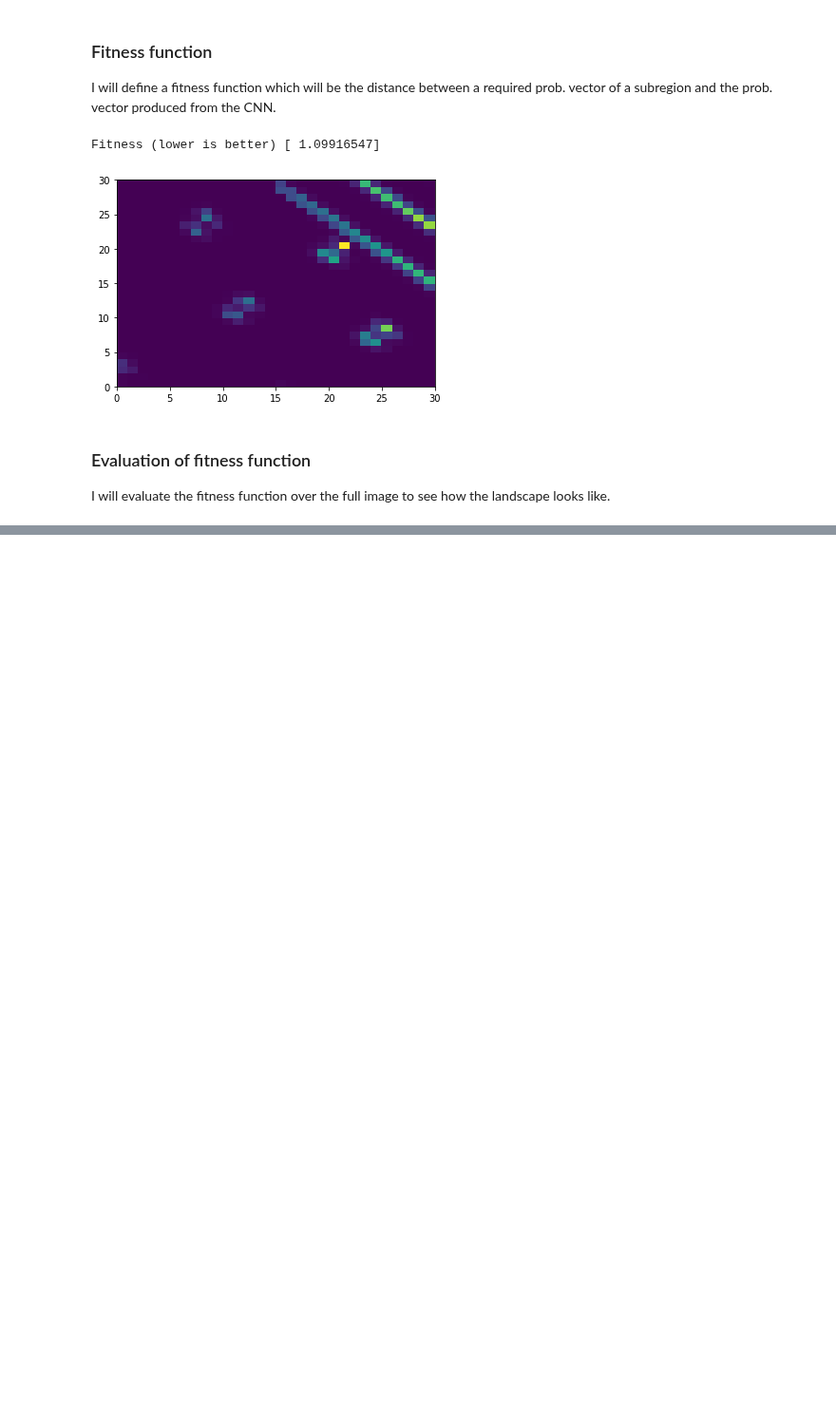
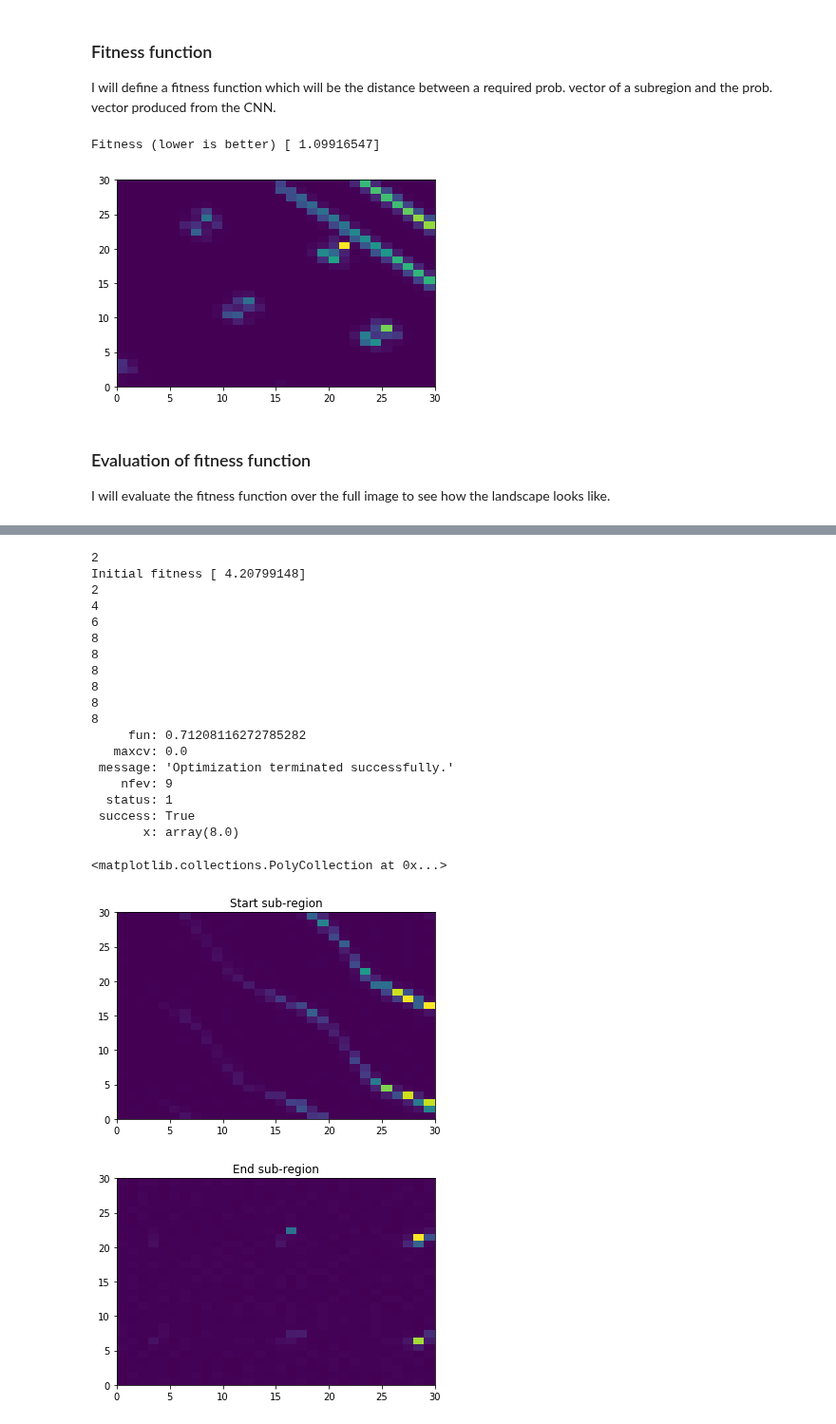
Before and after one commit to Quantumgame/quantum-ml, a Jupyter notebook: Machine Learning/Auto-Tuner.ipynb, the cells around one changed output, grey strips where cells are left out. Shown at 95% size. Drawn from its saved outputs; the diff is of its cells as text; code cells hidden in the pictures; blank space fills up the shorter version.

```diff
--- a/Machine Learning/Auto-Tuner.ipynb
+++ b/Machine Learning/Auto-Tuner.ipynb
@@ -159,0 +276,53 @@ plt.colorbar()
+# %%
+x_0 = 2
+prob_0 = np.array([0,0,0,1])
+start_subimage = x_test_data[x_0]
+
+# define a fitness function of pos = (x,y)
+def fitness_pos(pos,current,substate_classifer=substate_classifier,prob_0=prob_0):
+    x = int(pos)
+    print(x)
+    subimage = x_test_data[x]
+    return fitness(subimage,prob_0,substate_classifier)
+
+print("Initial fitness",fitness_pos(x_0,current))
+
+guess = x_0
+cons = [{"type":"ineq","fun":lambda x: x},
+        {"type":"ineq","fun":lambda x: 8 - x}]
+
+res = scipy.optimize.minimize(fitness_pos,x0=guess,args=(current,substate_classifier,prob_0),method="cobyla",
+                              options={"rhobeg":2.0,"disp":3},constraints=cons)
+print(res)
+
+x = int(res.x)
+final_sub_image = x_test_data[x]
+
+plt.figure(1)
+plt.pcolor(start_subimage)
+plt.title("Start sub-region")
+plt.figure(2)
+plt.title("End sub-region")
+plt.pcolor(final_sub_image)
+# %% [output]
+2
+Initial fitness [ 4.20799148]
+2
+4
+6
+8
+8
+8
+8
+8
+8
+     fun: 0.71208116272785282
+   maxcv: 0.0
+ message: 'Optimization terminated successfully.'
+    nfev: 9
+  status: 1
+ success: True
+       x: array(8.0)
+<matplotlib.collections.PolyCollection at 0x...>
+[figure, added]
+[figure, added]
```
Also changed, not shown: parts of 12 cells of this notebook.
